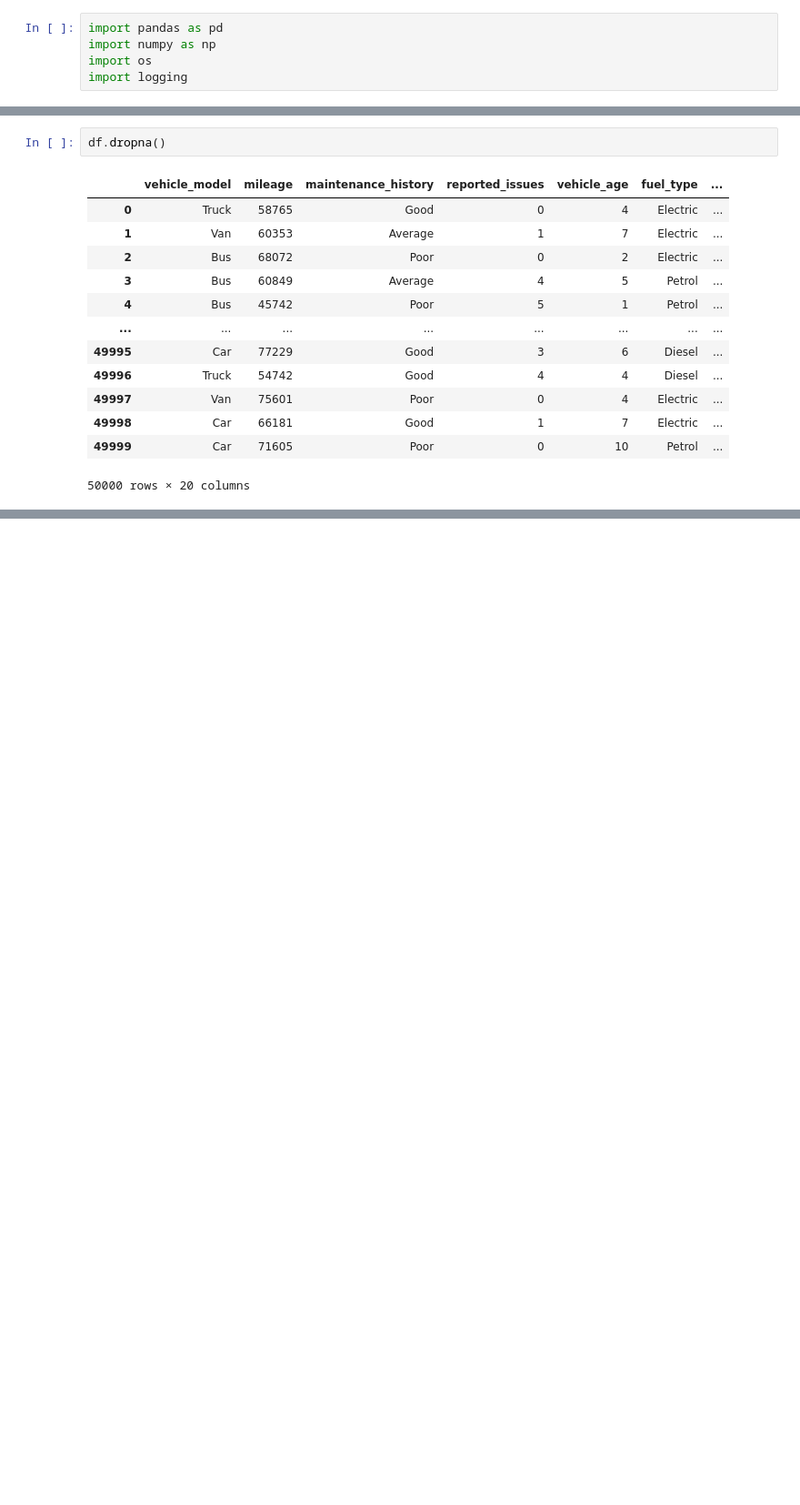
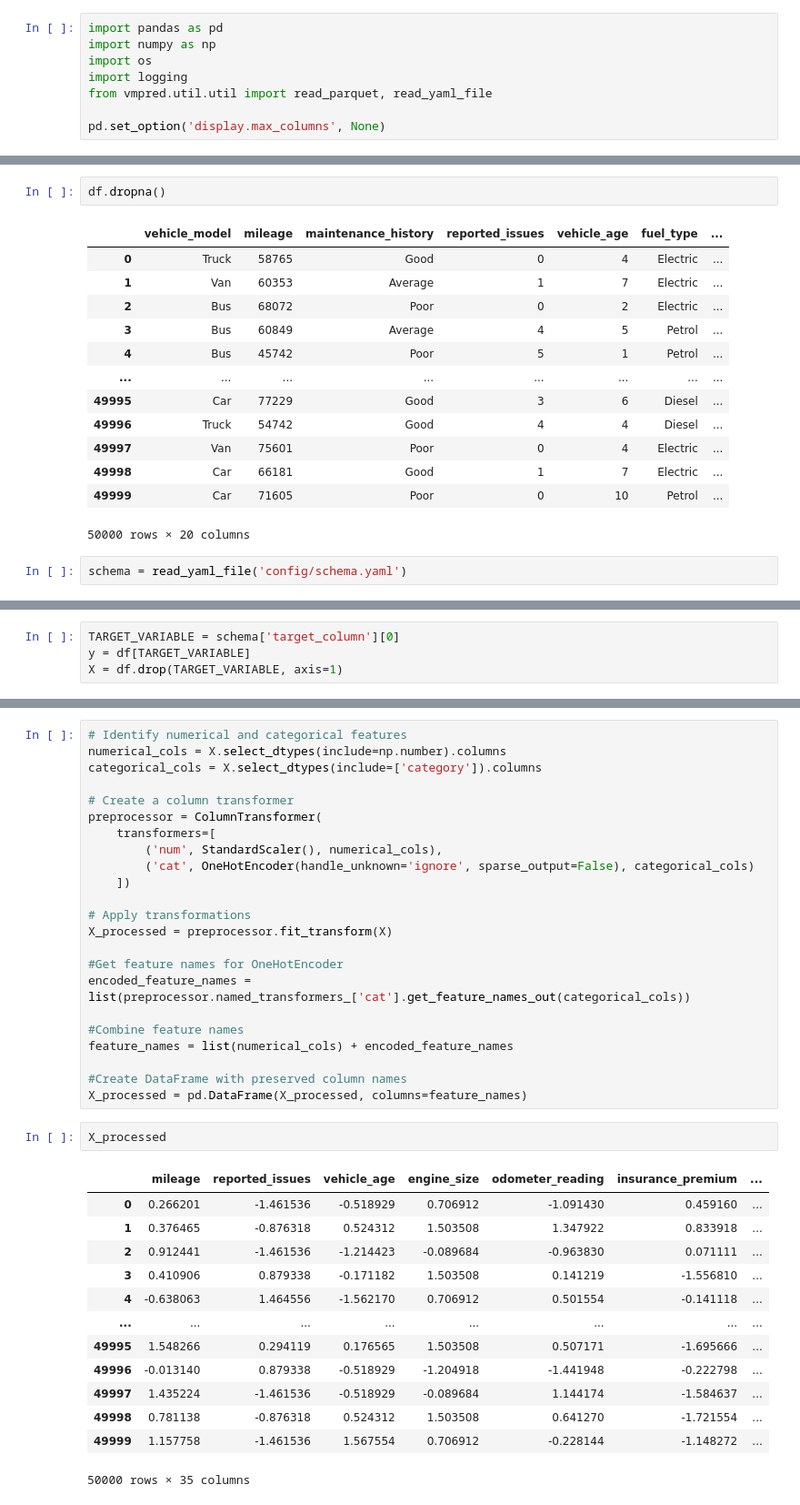
Before and after one commit to sahil82764/Vehicle_Maintenance_Prediction, a Jupyter notebook: samp1.ipynb, the cells around one changed output, grey strips where cells are left out. Shown at 91% size. Drawn from its saved outputs; the diff is of its cells as text; blank space fills up the shorter version.

Commit message:
Data Transformation Module Completed

```diff
--- a/samp1.ipynb
+++ b/samp1.ipynb
@@ -3,3 +3,6 @@ import pandas as pd
 import numpy as np
 import os
 import logging
+from vmpred.util.util import read_parquet, read_yaml_file
+
+pd.set_option('display.max_columns', None)
@@ -142,3 +145,5 @@ df.dropna()
 | 49998 | Car | 66181 | Good | 1 | 7 | Electric | ... |
 | 49999 | Car | 71605 | Poor | 0 | 10 | Petrol | ... |
 50000 rows × 20 columns
+# %%
+schema = read_yaml_file('config/schema.yaml')
@@ -144,0 +174,4 @@ df.dropna()
+# %%
+TARGET_VARIABLE = schema['target_column'][0]
+y = df[TARGET_VARIABLE]
+X = df.drop(TARGET_VARIABLE, axis=1)
@@ -144,0 +181,39 @@ df.dropna()
+# %%
+# Identify numerical and categorical features
+numerical_cols = X.select_dtypes(include=np.number).columns
+categorical_cols = X.select_dtypes(include=['category']).columns
+
+# Create a column transformer
+preprocessor = ColumnTransformer(
+    transformers=[
+        ('num', StandardScaler(), numerical_cols),
+        ('cat', OneHotEncoder(handle_unknown='ignore', sparse_output=False), categorical_cols)
+    ])
+
+# Apply transformations
+X_processed = preprocessor.fit_transform(X)
+
+#Get feature names for OneHotEncoder
+encoded_feature_names = list(preprocessor.named_transformers_['cat'].get_feature_names_out(categorical_cols))
+
+#Combine feature names
+feature_names = list(numerical_cols) + encoded_feature_names
+
+#Create DataFrame with preserved column names
+X_processed = pd.DataFrame(X_processed, columns=feature_names)
+# %%
+X_processed
+# %% [output]
+|  | mileage | reported_issues | vehicle_age | engine_size | odometer_reading | insurance_premium | ... |
+| 0 | 0.266201 | -1.461536 | -0.518929 | 0.706912 | -1.091430 | 0.459160 | ... |
+| 1 | 0.376465 | -0.876318 | 0.524312 | 1.503508 | 1.347922 | 0.833918 | ... |
+| 2 | 0.912441 | -1.461536 | -1.214423 | -0.089684 | -0.963830 | 0.071111 | ... |
+| 3 | 0.410906 | 0.879338 | -0.171182 | 1.503508 | 0.141219 | -1.556810 | ... |
+| 4 | -0.638063 | 1.464556 | -1.562170 | 0.706912 | 0.501554 | -0.141118 | ... |
+| ... | ... | ... | ... | ... | ... | ... | ... |
+| 49995 | 1.548266 | 0.294119 | 0.176565 | 1.503508 | 0.507171 | -1.695666 | ... |
+| 49996 | -0.013140 | 0.879338 | -0.518929 | -1.204918 | -1.441948 | -0.222798 | ... |
+| 49997 | 1.435224 | -1.461536 | -0.518929 | -0.089684 | 1.144174 | -1.584637 | ... |
+| 49998 | 0.781138 | -0.876318 | 0.524312 | 1.503508 | 0.641270 | -1.721554 | ... |
+| 49999 | 1.157758 | -1.461536 | 1.567554 | 0.706912 | -0.228144 | -1.148272 | ... |
+50000 rows × 35 columns
```
Also changed, not shown: parts of 14 cells of this notebook, 8 other files.
